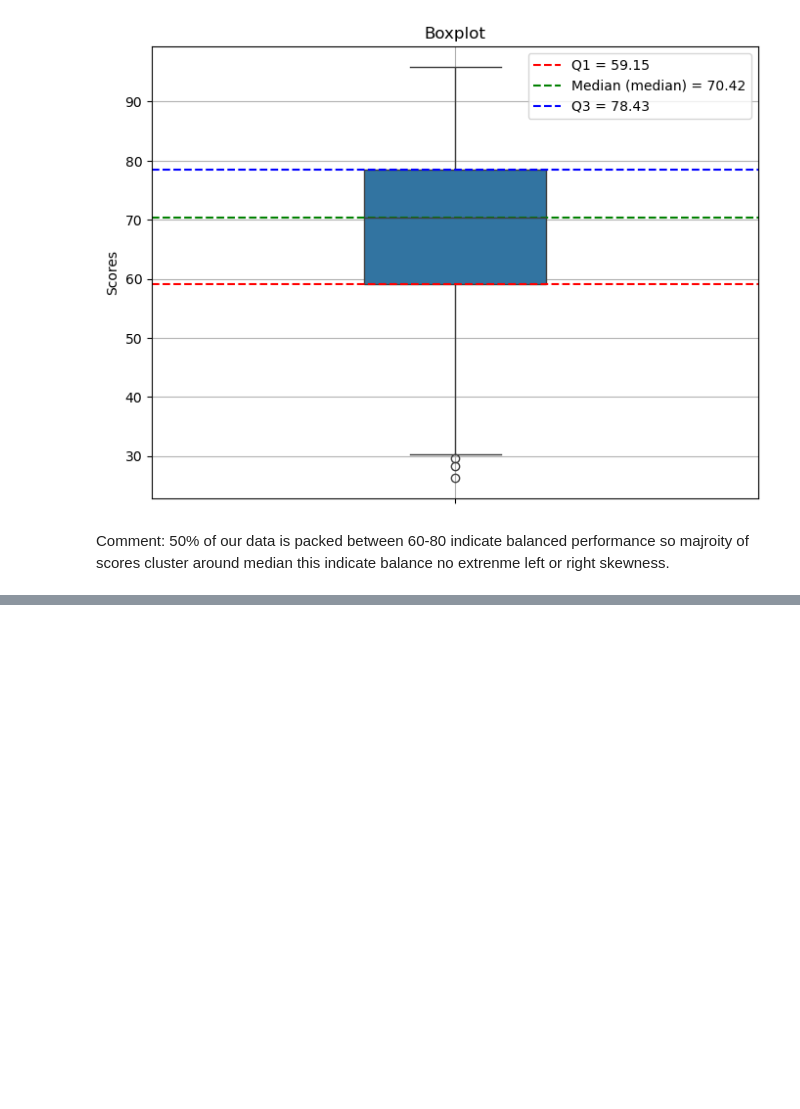
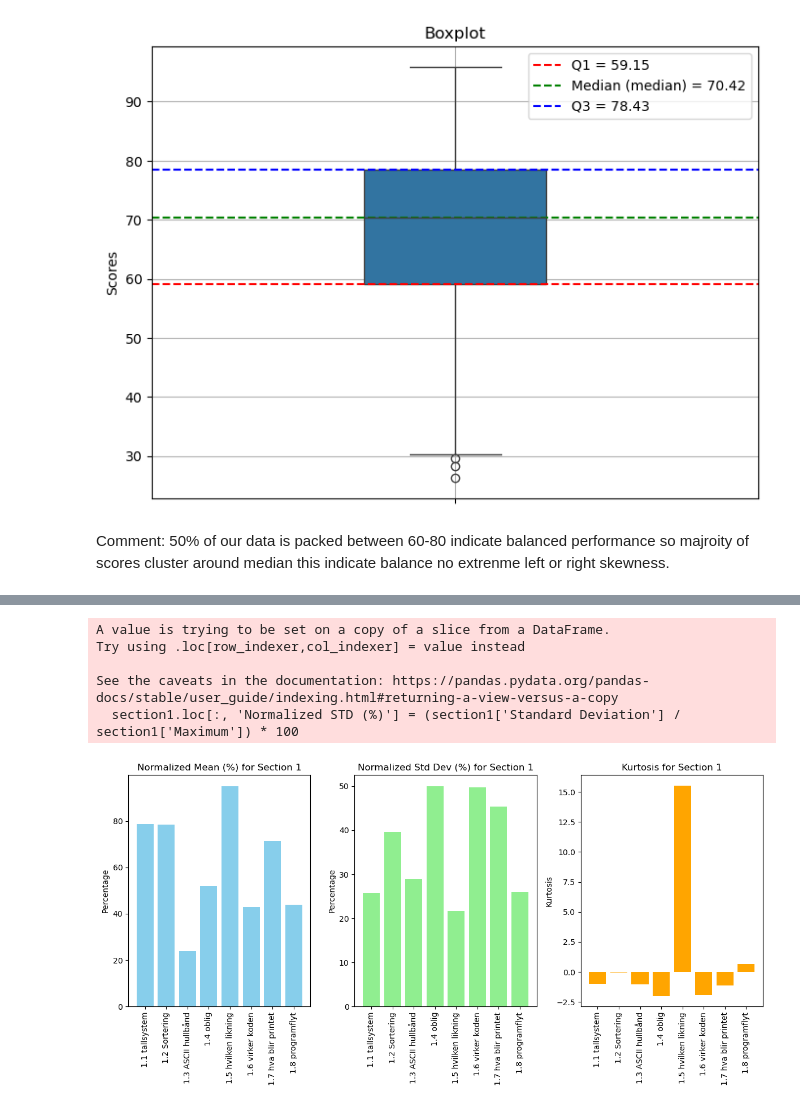
Before and after one commit to tornerosie/Eksamensanalyse, a Jupyter notebook: Dataanalyse.ipynb, the cells around one changed output, grey strips where cells are left out. Saved outputs shown, nothing was run; the diff lists cells and outputs as text; code cells hidden in the pictures; blank space fills up the shorter version.

```diff
--- a/Dataanalyse.ipynb
+++ b/Dataanalyse.ipynb
@@ -174,0 +379,33 @@ Comment: 50% of our data is packed between 60-80 indicate balanced performance s
+# %%
+# using .loc for adding column to our section1 which is a sliced copy of original stats_df1 dataframe
+section1.loc[:, 'Normalized Mean (%)'] = (section1['Mean'] / section1['Maximum']) * 100
+section1.loc[:, 'Normalized STD (%)'] = (section1['Standard Deviation'] / section1['Maximum']) * 100
+
+fig, axes = plt.subplots(1, 3, figsize=(12, 6))  # 1 row, 3 columns
+
+# Mean
+axes[0].bar(section1.index, section1['Normalized Mean (%)'], color='skyblue')
+axes[0].set_title("Normalized Mean (%) for Section 1")
+axes[0].set_xticklabels(section1.index, rotation=90)
+axes[0].set_ylabel("Percentage")
+
+# Std
+axes[1].bar(section1.index, section1['Normalized STD (%)'], color='lightgreen')
+axes[1].set_title("Normalized Std Dev (%) for Section 1")
+axes[1].set_xticklabels(section1.index, rotation=90)
+axes[1].set_ylabel("Percentage")
+# Kurtosis (no need to normalize kurtosis — it’s already unitless)
+axes[2].bar(section1.index, section1['kurtosis'], color='orange')
+axes[2].set_title("Kurtosis for Section 1")
+axes[2].set_xticklabels(section1.index, rotation=90)
+axes[2].set_ylabel("Kurtosis")
+
+plt.tight_layout()
+plt.show()
+# %% [output]
+A value is trying to be set on a copy of a slice from a DataFrame.
+Try using .loc[row_indexer,col_indexer] = value instead
+
+See the caveats in the documentation: https://pandas.pydata.org/pandas-docs/stable/user_guide/indexing.html#returning-a-view-versus-a-copy
+  section1.loc[:, 'Normalized STD (%)'] = (section1['Standard Deviation'] / section1['Maximum']) * 100
+[figure, added]
```
Also changed, not shown: parts of 16 cells of this notebook, 1 other file.
